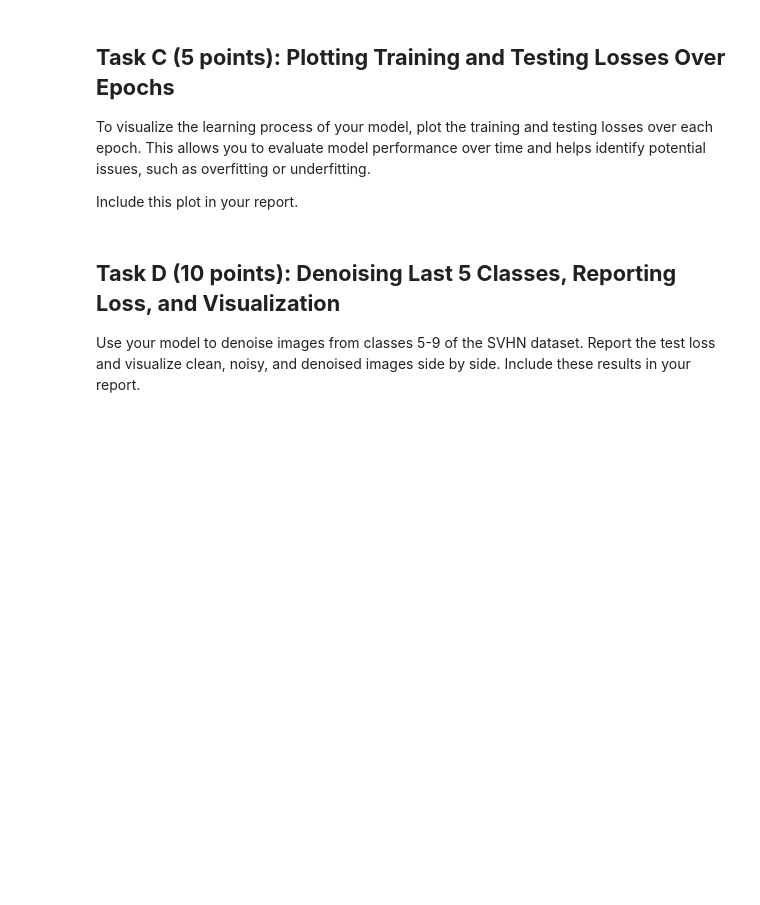
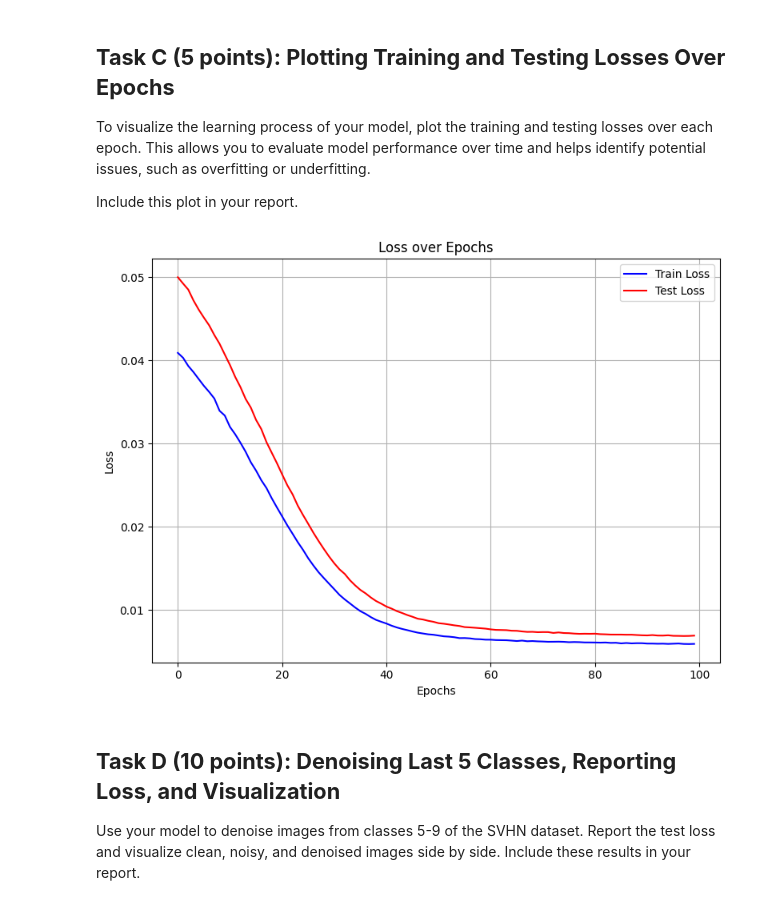
Before and after one commit to ak-hannou/compsci-4ml3, a Jupyter notebook: F24_4ML3_Assignment_4.ipynb, the cells around one changed output. Saved outputs shown, nothing was run; the diff lists cells and outputs as text; code cells hidden in the pictures; blank space fills up the shorter version.

```diff
--- a/F24_4ML3_Assignment_4.ipynb
+++ b/F24_4ML3_Assignment_4.ipynb
@@ -642,3 +673,21 @@ Include this plot in your report.
+# %%
+def plot_metrics(train_metrics, test_metrics, metric_name):
+    plt.figure(figsize=(8, 6))
+    epochs = np.arange(len(train_metrics))
+
+    plt.plot(epochs, train_metrics, label=f'Train {metric_name}', color='blue')
+    plt.plot(epochs, test_metrics, label=f'Test {metric_name}', color='red')
+
+    plt.xlabel('Epochs')
+    plt.ylabel(metric_name)
+    plt.title(f'{metric_name} over Epochs')
+    plt.legend()
+    plt.grid(True)
+    plt.tight_layout()
+    plt.show()
+plot_metrics(train_loss_epochs, test_loss_epochs, 'Loss')
+# %% [output]
+[figure, added]
 # %% [markdown]
 ## **Task D (10 points): Denoising Last 5 Classes, Reporting Loss, and Visualization**
 
```
Also changed, not shown: parts of 15 cells of this notebook.
